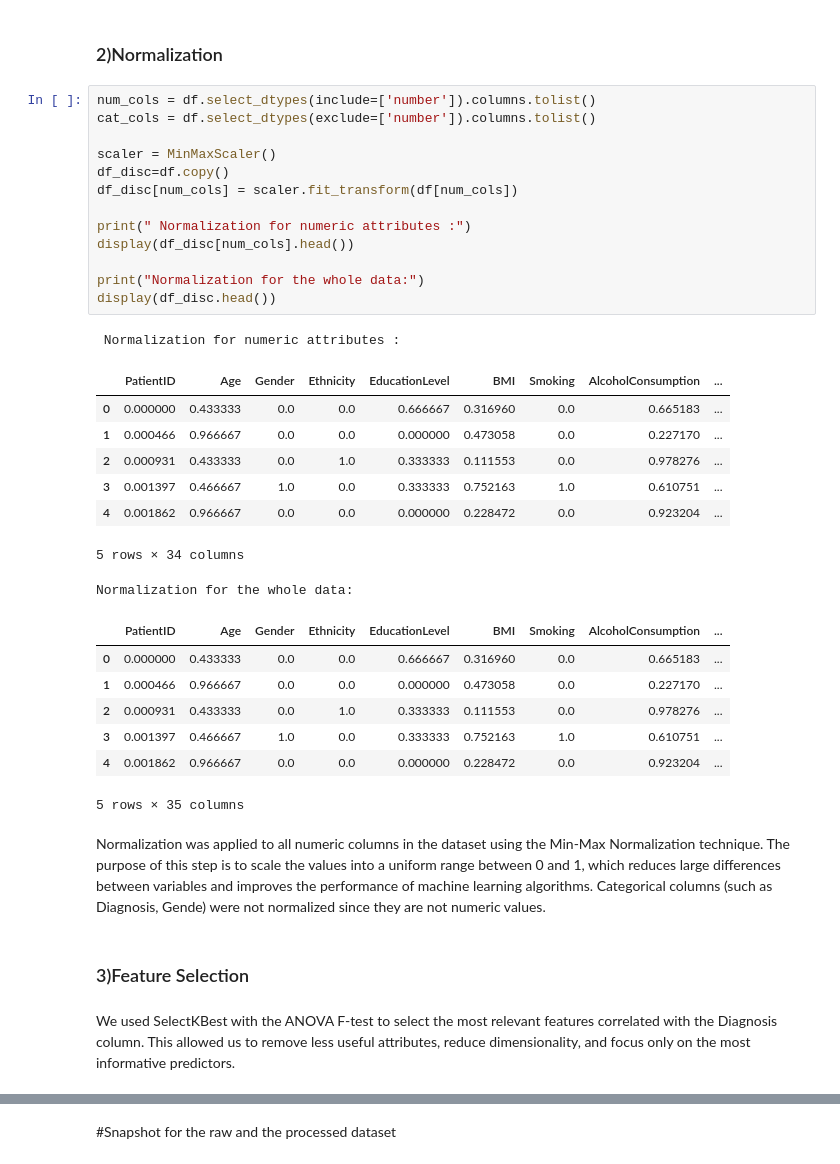
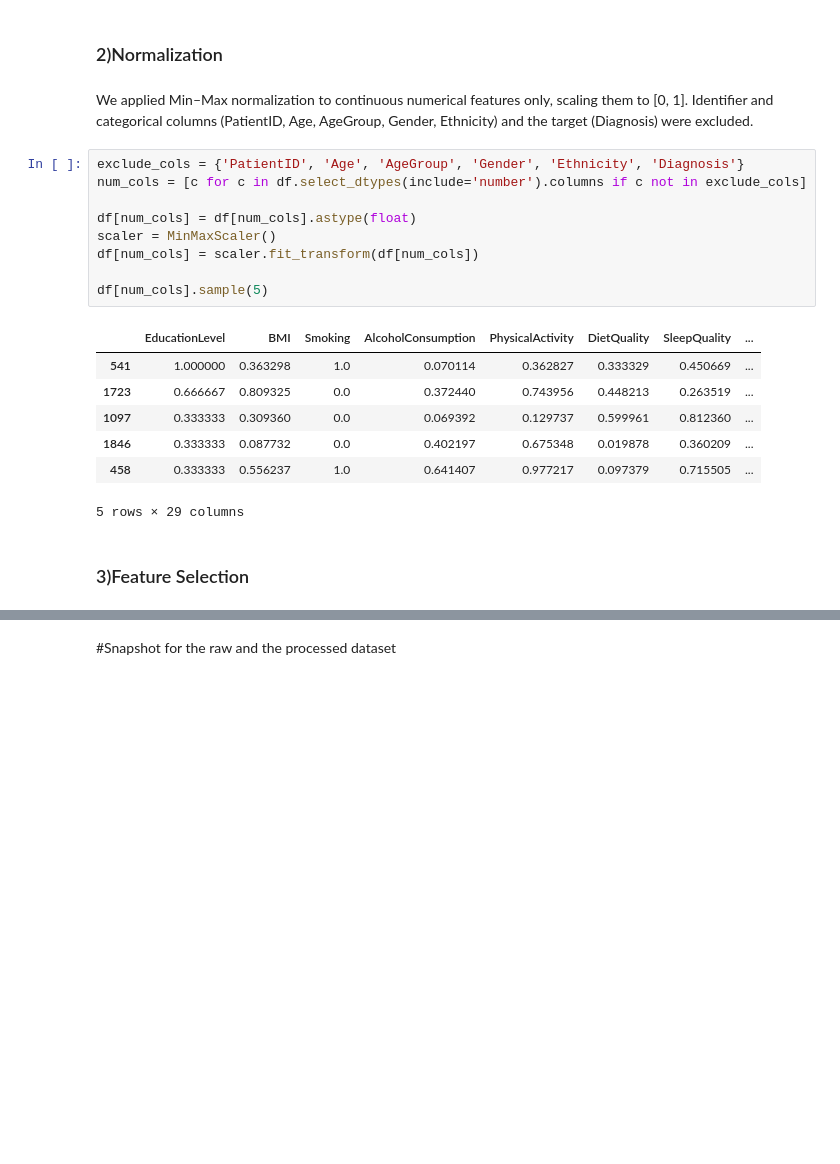
Before and after one commit to shahodi011/IT326-Project, a Jupyter notebook: Reports/Phase2.ipynb, the cells around one changed output, grey strips where cells are left out. Drawn from its saved outputs; the diff is of its cells as text; blank space fills up the shorter version.

```diff
--- a/Reports/Phase2.ipynb
+++ b/Reports/Phase2.ipynb
@@ -224,43 +213,25 @@ dtype: int64
 Converting continuous values into groups reduces noise and highlights clear patterns across age intervals
 # %% [markdown]
 ### 2)Normalization
-# %%
-num_cols = df.select_dtypes(include=['number']).columns.tolist()
-cat_cols = df.select_dtypes(exclude=['number']).columns.tolist()
-
-scaler = MinMaxScaler()
-df_disc=df.copy()
-df_disc[num_cols] = scaler.fit_transform(df[num_cols])
-
-print(" Normalization for numeric attributes :")
-display(df_disc[num_cols].head())
-
-print("Normalization for the whole data:")
-display(df_disc.head())
-# %% [output]
- Normalization for numeric attributes :
-|  | PatientID | Age | Gender | Ethnicity | EducationLevel | BMI | Smoking | AlcoholConsumption | ... |
-| 0 | 0.000000 | 0.433333 | 0.0 | 0.0 | 0.666667 | 0.316960 | 0.0 | 0.665183 | ... |
-| 1 | 0.000466 | 0.966667 | 0.0 | 0.0 | 0.000000 | 0.473058 | 0.0 | 0.227170 | ... |
-| 2 | 0.000931 | 0.433333 | 0.0 | 1.0 | 0.333333 | 0.111553 | 0.0 | 0.978276 | ... |
-| 3 | 0.001397 | 0.466667 | 1.0 | 0.0 | 0.333333 | 0.752163 | 1.0 | 0.610751 | ... |
-| 4 | 0.001862 | 0.966667 | 0.0 | 0.0 | 0.000000 | 0.228472 | 0.0 | 0.923204 | ... |
-5 rows × 34 columns
-Normalization for the whole data:
-|  | PatientID | Age | Gender | Ethnicity | EducationLevel | BMI | Smoking | AlcoholConsumption | ... |
-| 0 | 0.000000 | 0.433333 | 0.0 | 0.0 | 0.666667 | 0.316960 | 0.0 | 0.665183 | ... |
-| 1 | 0.000466 | 0.966667 | 0.0 | 0.0 | 0.000000 | 0.473058 | 0.0 | 0.227170 | ... |
-| 2 | 0.000931 | 0.433333 | 0.0 | 1.0 | 0.333333 | 0.111553 | 0.0 | 0.978276 | ... |
-| 3 | 0.001397 | 0.466667 | 1.0 | 0.0 | 0.333333 | 0.752163 | 1.0 | 0.610751 | ... |
-| 4 | 0.001862 | 0.966667 | 0.0 | 0.0 | 0.000000 | 0.228472 | 0.0 | 0.923204 | ... |
-5 rows × 35 columns
-# %% [markdown]
-Normalization was applied to all numeric columns in the dataset using the Min-Max Normalization technique.
-The purpose of this step is to scale the values into a uniform range between 0 and 1,
-which reduces large differences between variables and improves the performance of machine learning algorithms.
-Categorical columns (such as Diagnosis, Gende) were not normalized since they are not numeric values.
+# %% [markdown]
+We applied Min–Max normalization to continuous numerical features only, scaling them to [0, 1].
+Identifier and categorical columns (PatientID, Age, AgeGroup, Gender, Ethnicity) and the target (Diagnosis) were excluded.
+# %%
+exclude_cols = {'PatientID', 'Age', 'AgeGroup', 'Gender', 'Ethnicity', 'Diagnosis'}
+num_cols = [c for c in df.select_dtypes(include='number').columns if c not in exclude_cols]
+
+df[num_cols] = df[num_cols].astype(float)
+scaler = MinMaxScaler()
+df[num_cols] = scaler.fit_transform(df[num_cols])
+
+df[num_cols].sample(5)
+# %% [output]
+|  | EducationLevel | BMI | Smoking | AlcoholConsumption | PhysicalActivity | DietQuality | SleepQuality | ... |
+| 541 | 1.000000 | 0.363298 | 1.0 | 0.070114 | 0.362827 | 0.333329 | 0.450669 | ... |
+| 1723 | 0.666667 | 0.809325 | 0.0 | 0.372440 | 0.743956 | 0.448213 | 0.263519 | ... |
+| 1097 | 0.333333 | 0.309360 | 0.0 | 0.069392 | 0.129737 | 0.599961 | 0.812360 | ... |
+| 1846 | 0.333333 | 0.087732 | 0.0 | 0.402197 | 0.675348 | 0.019878 | 0.360209 | ... |
+| 458 | 0.333333 | 0.556237 | 1.0 | 0.641407 | 0.977217 | 0.097379 | 0.715505 | ... |
+5 rows × 29 columns
 # %% [markdown]
 ### 3)Feature Selection
-# %% [markdown]
-We used SelectKBest with the ANOVA F-test to select the
-most relevant features correlated with the Diagnosis column. This allowed us to remove less useful attributes, reduce dimensionality, and focus only on the most informative predictors.
```
Also changed, not shown: parts of 12 cells of this notebook.
